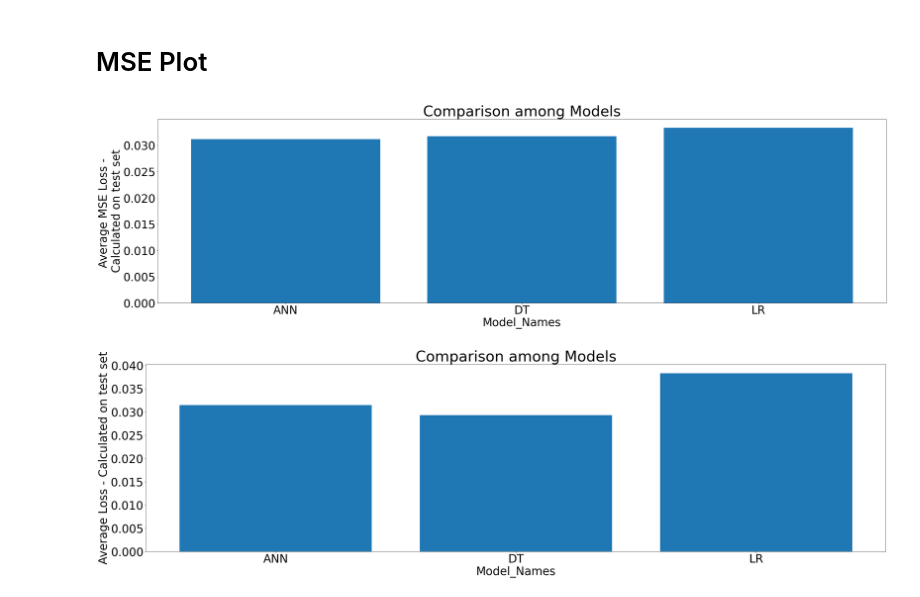
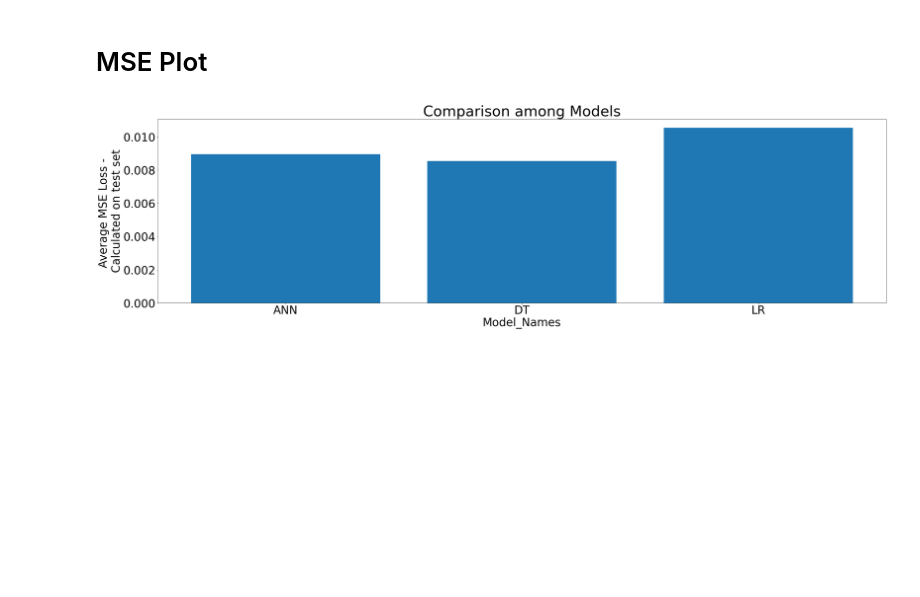
Before and after one commit to hdemma/hdemma.github.io, a Jupyter notebook: Macro_Prediction_Models/Prediction_Script_Electric.ipynb, the cells around one changed output. Drawn from its saved outputs; the diff is of its cells as text; code cells hidden in the pictures; blank space fills up the shorter version.

```diff
--- a/Macro_Prediction_Models/Prediction_Script_Electric.ipynb
+++ b/Macro_Prediction_Models/Prediction_Script_Electric.ipynb
@@ -42,7 +44,8 @@ Resolving deltas: 100% (146/146), done.
 # %% [markdown]
 # Load Data Set
 # %%
-url = 'file:///content/hdemma.github.io/Dataset/Electric_Vehicles/Electric_Vehicles_Final_Training_Samples.csv'
+url = 'file:///content/hdemma.github.io/Dataset/Electric_Vehicles/BYD2017_Final_Training_Samples_PreCovid.csv'
 df = pd.read_csv(url)
 print(len(df))
+print(df.columns)
 # %% [output]
@@ -428,55 +453,51 @@ R^2 Score = 0.135022948099074
 # %% [markdown]
 # MSE Plot
 # %%
-Vehicle_Type = 'Electric_Vehicles'
-Model_Names = ['ANN', 'DT', 'LR']
+Model_Names = ['ANN', 'DT','LR']
 
 LOSS = []
 MSE_Loss = []
 Error_in_Percentage = []
 for Model_Name in Model_Names:
-  df=pd.read_csv(f'file:///content/hdemma.github.io/Dataset/Results/Electric/{Model_Name}_Predicted_Fuel_Consumption_for_{Vehicle_Type}.csv')
+  CSV_Name_Loss = f'{Model_Name}_{Vehicle_Name}_{Covid}.csv'
+  df=pd.read_csv(f'file:///content/hdemma.github.io/Dataset/Results/Electric/{CSV_Name_Loss}')
 
   Actual_Values = df.Actual_Values
   Avg_Loss_df = df.Abs_Loss
   Predicted_Values = df.Predicted_Values
 
 
 
   MSE = mean_squared_error(Actual_Values, Predicted_Values)
   MSE_Loss.append(MSE)
   LOSS.append(Avg_Loss_df.mean())
   Error_in_Percentage.append(Avg_Loss_df.mean()/Actual_Values.mean()*100)
-
-
-
 
 
 import matplotlib.pyplot as plt
 
 
 plt.bar(Model_Names, MSE_Loss)
 plt.xticks(Model_Names, size=35)
 plt.yticks(size=35)
 plt.title("Comparison among Models",size=45)
 plt.xlabel("Model_Names", size=35)
 plt.ylabel("Average MSE Loss - \nCalculated on test set", size=35)
 
 fig = plt.gcf()
 fig.set_size_inches(40.5, 10.5)
 
 plt.show()
 
-plt.bar(Model_Names, LOSS)
-plt.xticks(Model_Names, size=35)
-plt.yticks(size=35)
-plt.title("Comparison among Models",size=45)
-plt.xlabel("Model_Names", size=35)
-plt.ylabel("Average Loss - Calculated on test set", size=35)
+# plt.bar(Model_Names, LOSS)
+# plt.xticks(Model_Names, size=35)
+# plt.yticks(size=35)
+# plt.title("Comparison among Models",size=45)
+# plt.xlabel("Model_Names", size=35)
+# plt.ylabel("Average Loss - Calculated on test set", size=35)
 
-fig = plt.gcf()
-fig.set_size_inches(40.5, 10.5)
-plt.show()
+# fig = plt.gcf()
+# fig.set_size_inches(40.5, 10.5)
+# plt.show()
 # %% [output]
-[figure, old version]
+[figure, new version]
-[figure, removed]
```
Also changed, not shown: parts of 14 cells of this notebook.
